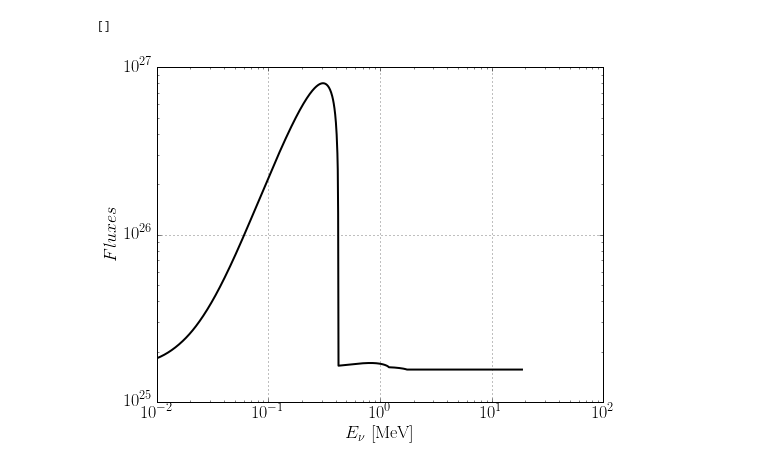
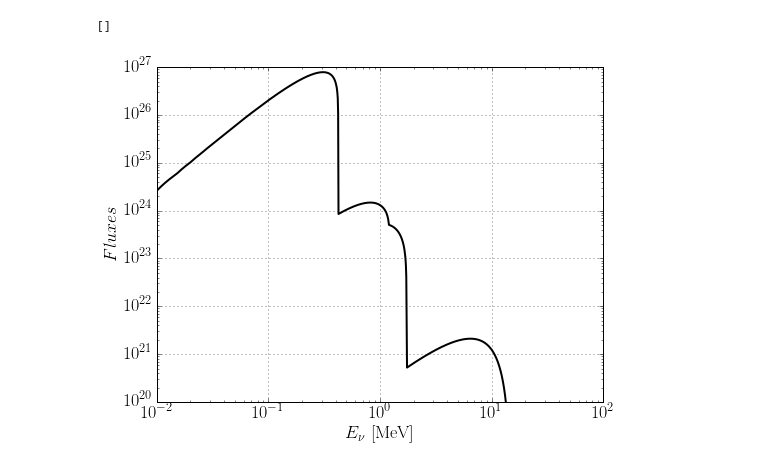
Before and after one commit to arguelles/SolarProblem, a Jupyter notebook: notebooks/SolarOscillationProbabilities.ipynb, the cells around one changed output. Saved outputs shown, nothing was run; the diff lists cells and outputs as text; code cells hidden in the pictures.

```diff
--- a/notebooks/SolarOscillationProbabilities.ipynb
+++ b/notebooks/SolarOscillationProbabilities.ipynb
@@ -29,10 +29,11 @@ plt.grid()
 # %%
 plt.figure(figsize = (8,6))
 plt.plot(stuff[:,0],stuff[:,1], lw = 2, color = "k")
 plt.ylabel(r"$Fluxes$")
 plt.xlabel(r"$E_\nu$ [MeV]")
+plt.ylim(1.0e20,1.0e27)
 plt.grid()
 plt.loglog()
 # %% [output]
 []
-[figure, old version]
+[figure, new version]
```
Also changed, not shown: parts of 3 cells of this notebook, 3 other files.
